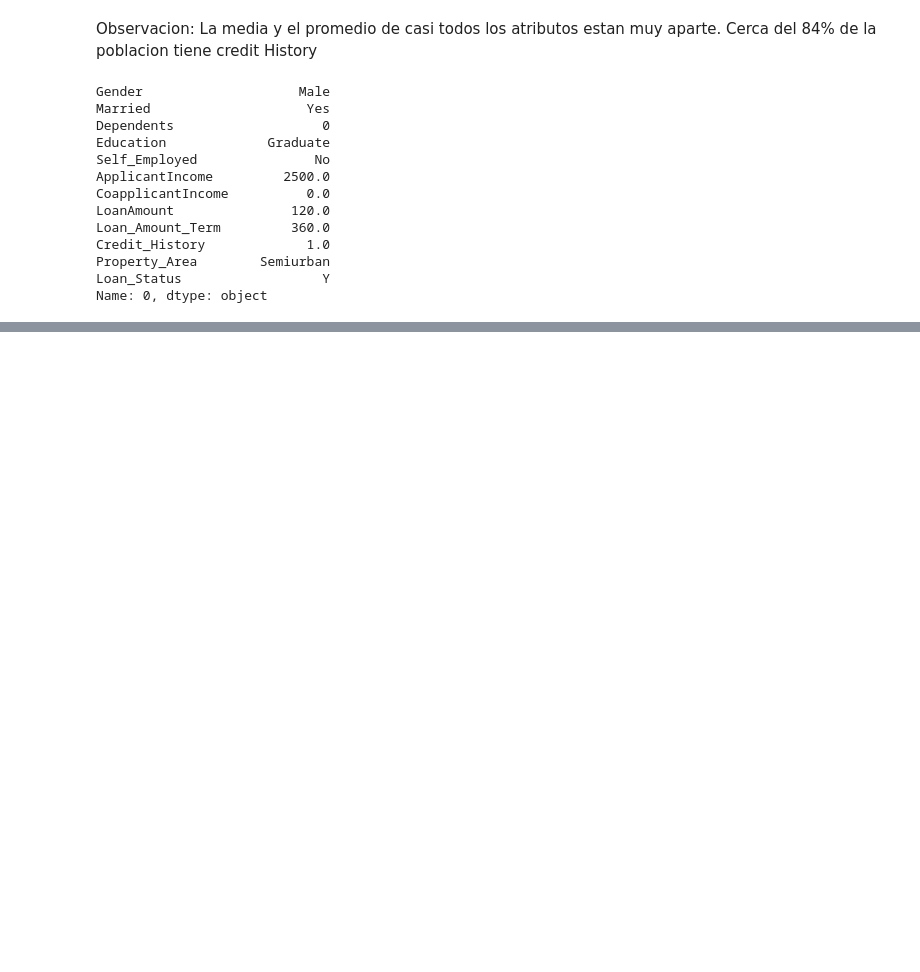
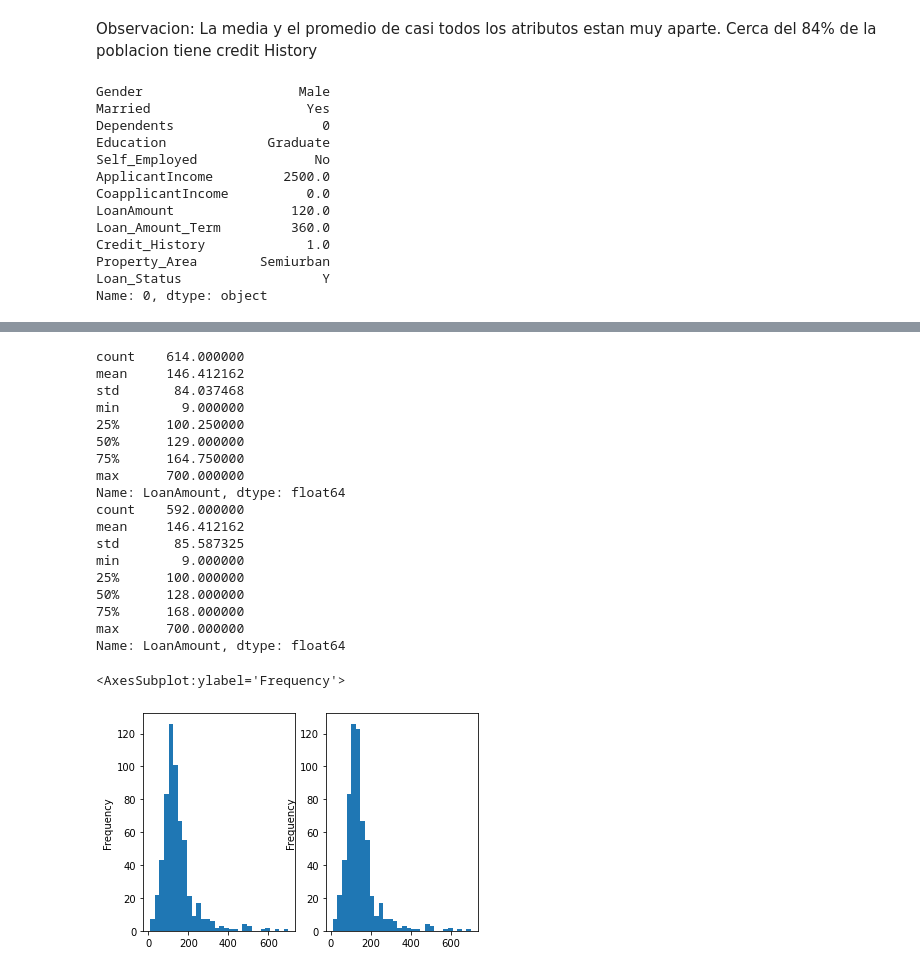
Before and after one commit to juanuco64/Port-DataA, a Jupyter notebook: EDA Creditos/EDA creditos.ipynb, the cells around one changed output, grey strips where cells are left out. Drawn from its saved outputs; the diff is of its cells as text; code cells hidden in the pictures; blank space fills up the shorter version.

Commit message:
Completar NAN

```diff
--- a/EDA Creditos/EDA creditos.ipynb
+++ b/EDA Creditos/EDA creditos.ipynb
@@ -175,0 +196,30 @@ Name: 0, dtype: object
+# %%
+''' Usar la media para completar valores NAN '''
+
+fig,axes = plt.subplots(nrows=1, ncols=2)
+mean = train_df.LoanAmount.mean()
+train_df.LoanAmount.fillna(mean).plot(kind = "hist", bins = 30, ax = axes[1])
+print(train_df.LoanAmount.fillna(mean).describe())
+print(train_df.LoanAmount.describe())
+train_df.LoanAmount.plot(kind = "hist", bins = 30, ax = axes[0])
+# %% [output]
+count    614.000000
+mean     146.412162
+std       84.037468
+min        9.000000
+25%      100.250000
+50%      129.000000
+75%      164.750000
+max      700.000000
+Name: LoanAmount, dtype: float64
+count    592.000000
+mean     146.412162
+std       85.587325
+min        9.000000
+25%      100.000000
+50%      128.000000
+75%      168.000000
+max      700.000000
+Name: LoanAmount, dtype: float64
+<AxesSubplot:ylabel='Frequency'>
+[figure, added]
```
Also changed, not shown: parts of 11 cells of this notebook.
